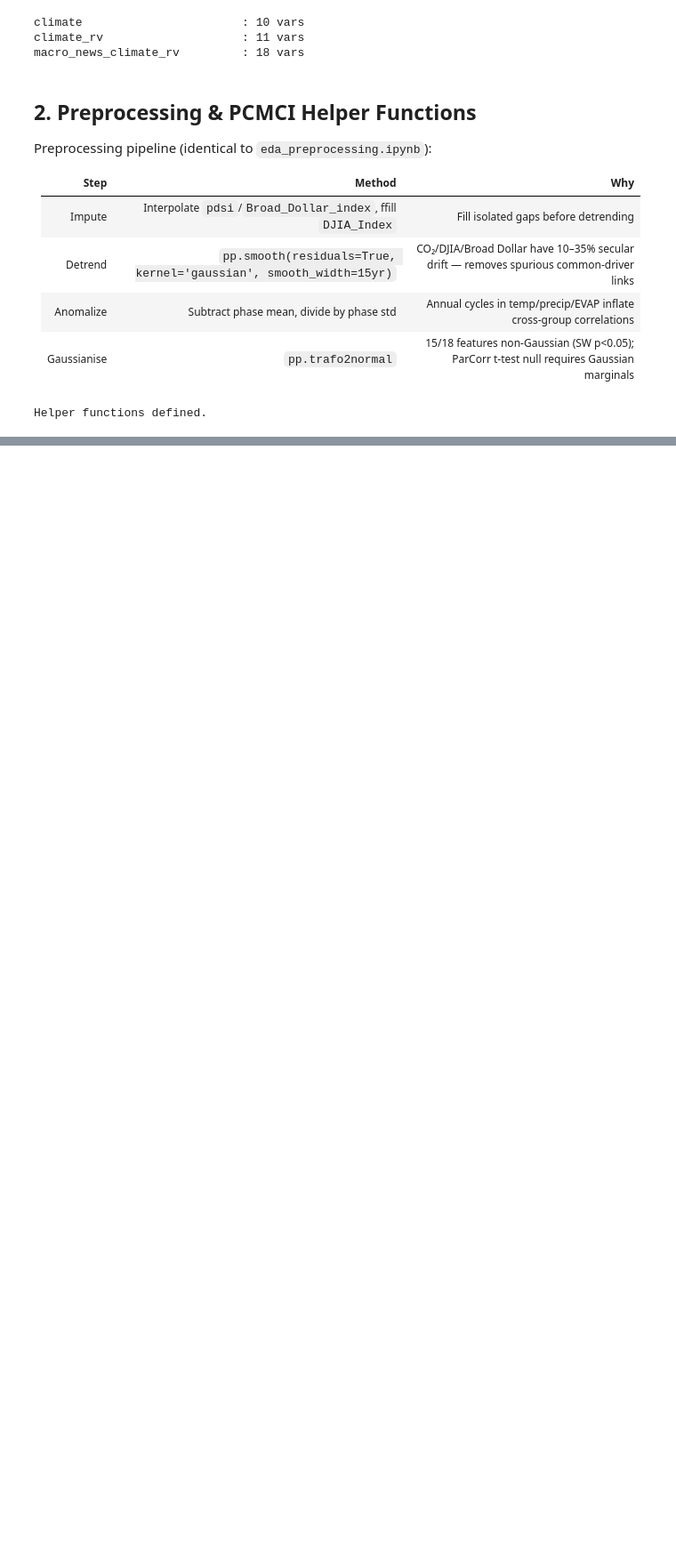
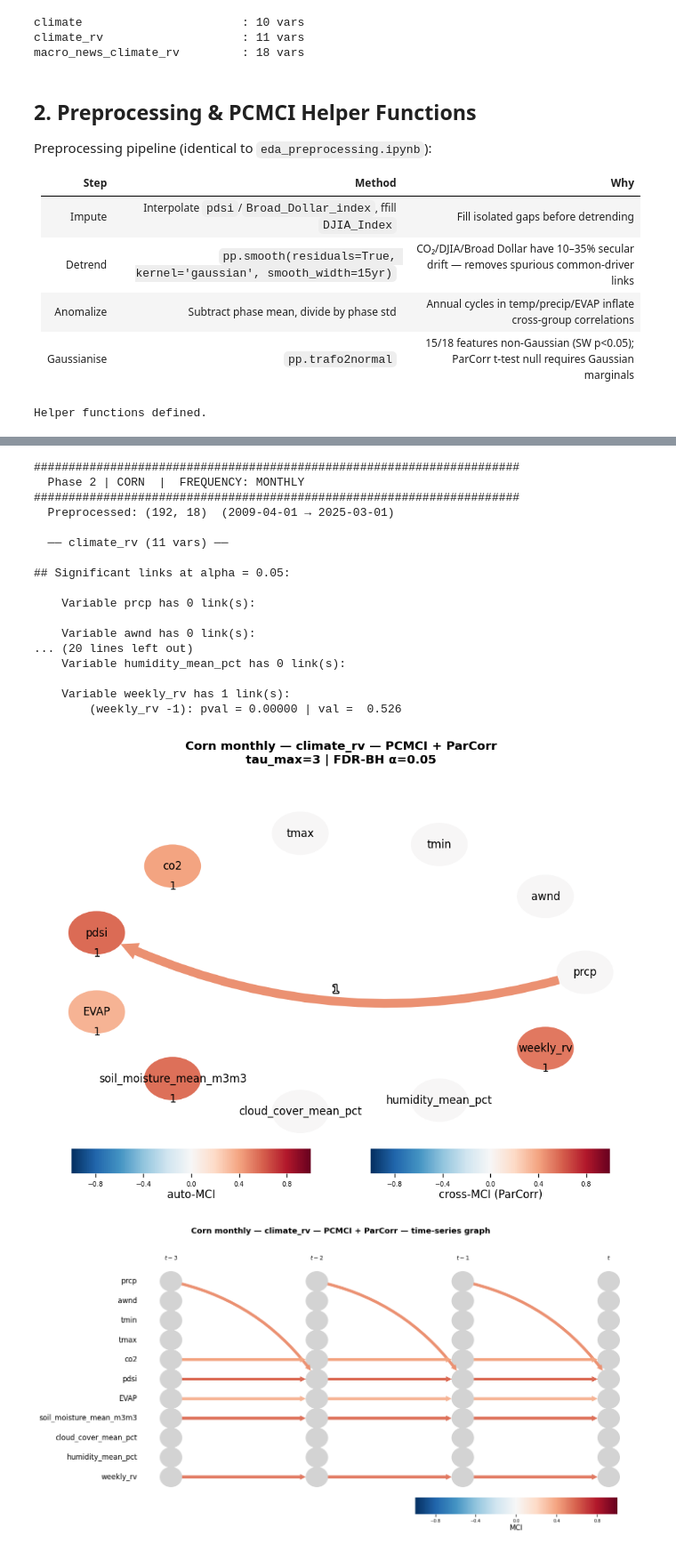
Before and after one commit to ArshiAbolghasemi/Gaia, a Jupyter notebook: notebooks/pcmci_parcorr.ipynb, the cells around one changed output, grey strips where cells are left out. Shown at 89% size. Saved outputs shown, nothing was run; the diff lists cells and outputs as text; code cells hidden in the pictures; blank space fills up the shorter version.

```diff
--- a/notebooks/pcmci_parcorr.ipynb
+++ b/notebooks/pcmci_parcorr.ipynb
@@ -399,0 +384,70 @@ print('\nAll crops done.')
+# %%
+# Phase 2: per-crop RV analysis — climate_rv and macro_news_climate_rv only
+RV_FEATURE_SETS = {
+    'climate_rv'           : ['climate', 'rv'],
+    'macro_news_climate_rv': ['macro', 'news', 'climate', 'rv'],
+}
+
+all_results: dict[str, dict] = {}
+
+for crop in CROPS:
+    print(f'\n{"#"*70}')
+    print(f'  Phase 2 | {crop.upper()}  |  FREQUENCY: {FREQUENCY.upper()}')
+    print(f'{"#"*70}')
+
+    arr_normal, all_cols, dates = load_and_preprocess(crop, FREQUENCY)
+    print(f'  Preprocessed: {arr_normal.shape}  '
+          f'({dates.min().date()} → {dates.max().date()})')
+
+    all_results[crop] = {}
+
+    for fs_name, groups in RV_FEATURE_SETS.items():
+        col_names = [c for c in build_cols(groups) if c in all_cols]
+        print(f'\n  ── {fs_name} ({len(col_names)} vars) ──')
+
+        res = run_parcorr(
+            feature_set_name=fs_name,
+            col_names=col_names,
+            arr_preprocessed=arr_normal,
+            all_cols=all_cols,
+            tau_max=TAU_MAX,
+            pc_alpha=0.2,
+            alpha_level=0.05,
+            fdr_method='fdr_bh',
+            max_conds_dim=None,
+            verbosity=0,
+        )
+        all_results[crop][fs_name] = res
+
+        res['pcmci'].print_significant_links(
+            p_matrix=res['q_matrix'],
+            val_matrix=res['val_matrix'],
+            alpha_level=0.05,
+        )
+        plot_results(
+            res,
+            title=f'{crop.capitalize()} {FREQUENCY} — {fs_name} — PCMCI + ParCorr',
+            tau_max=TAU_MAX,
+        )
+
+print('\nPhase 2 done.')
+# %% [output]
+######################################################################
+  Phase 2 | CORN  |  FREQUENCY: MONTHLY
+######################################################################
+  Preprocessed: (192, 18)  (2009-04-01 → 2025-03-01)
+
+  ── climate_rv (11 vars) ──
+
+## Significant links at alpha = 0.05:
+
+    Variable prcp has 0 link(s):
+
+    Variable awnd has 0 link(s):
+... (20 lines left out)
+    Variable humidity_mean_pct has 0 link(s):
+
+    Variable weekly_rv has 1 link(s):
+        (weekly_rv -1): pval = 0.00000 | val =  0.526
+[figure, added]
+[figure, added]
```
Also changed, not shown: parts of 13 cells of this notebook.
